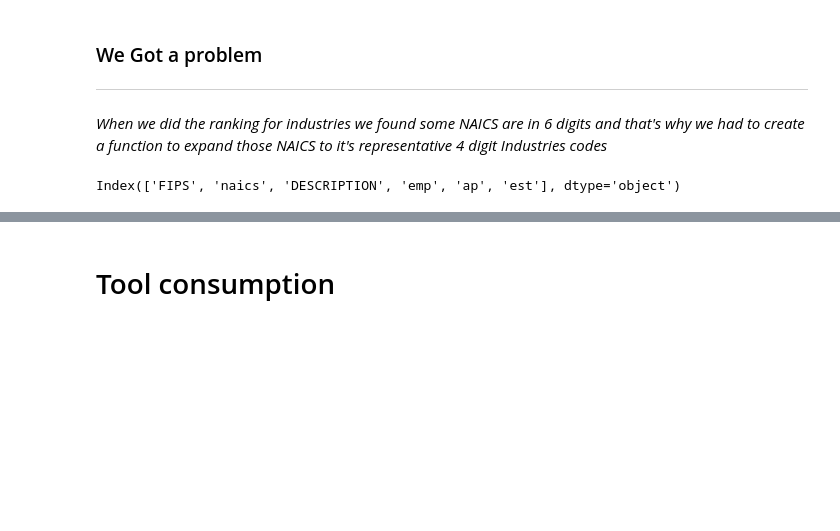
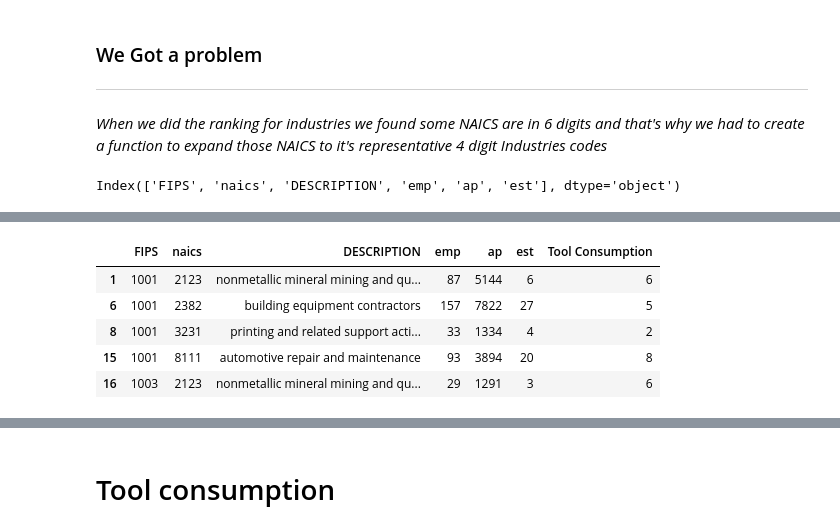
Before and after one commit to motasem00/data-driven-modelling, a Jupyter notebook: data_preparation.ipynb, the cells around one changed output, grey strips where cells are left out. Saved outputs shown, nothing was run; the diff lists cells and outputs as text; code cells hidden in the pictures; blank space fills up the shorter version.

```diff
--- a/data_preparation.ipynb
+++ b/data_preparation.ipynb
@@ -266,0 +605,9 @@ processed_df = wrangler.process_naics_data(df_pattern, naics_expanding)
+# %%
+final_df.head(5)
+# %% [output]
+|  | FIPS | naics | DESCRIPTION | emp | ap | est | Tool Consumption |
+| 1 | 1001 | 2123 | nonmetallic mineral mining and qu... | 87 | 5144 | 6 | 6 |
+| 6 | 1001 | 2382 | building equipment contractors | 157 | 7822 | 27 | 5 |
+| 8 | 1001 | 3231 | printing and related support acti... | 33 | 1334 | 4 | 2 |
+| 15 | 1001 | 8111 | automotive repair and maintenance | 93 | 3894 | 20 | 8 |
+| 16 | 1003 | 2123 | nonmetallic mineral mining and qu... | 29 | 1291 | 3 | 6 |
```
Also changed, not shown: parts of 20 cells of this notebook.
